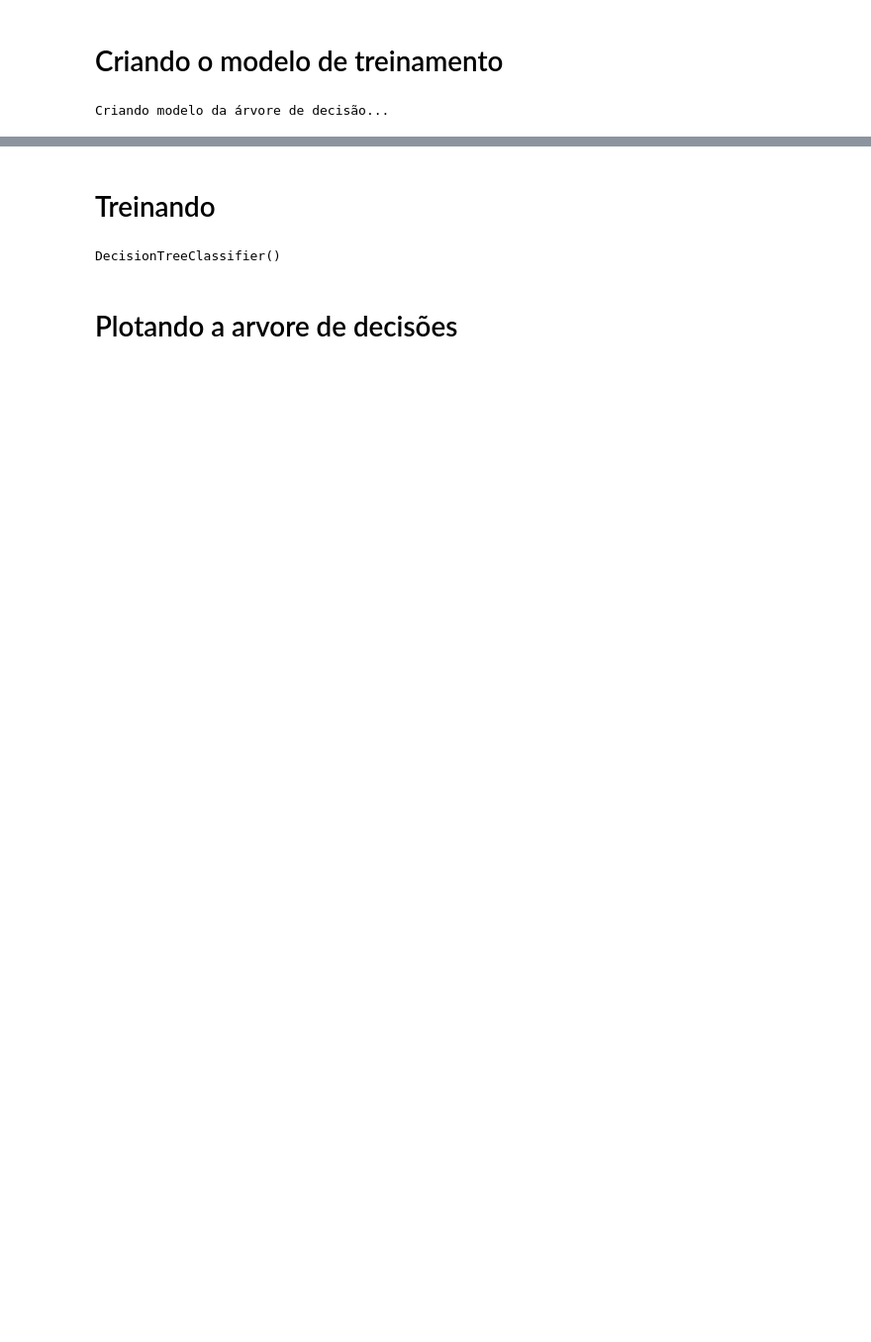
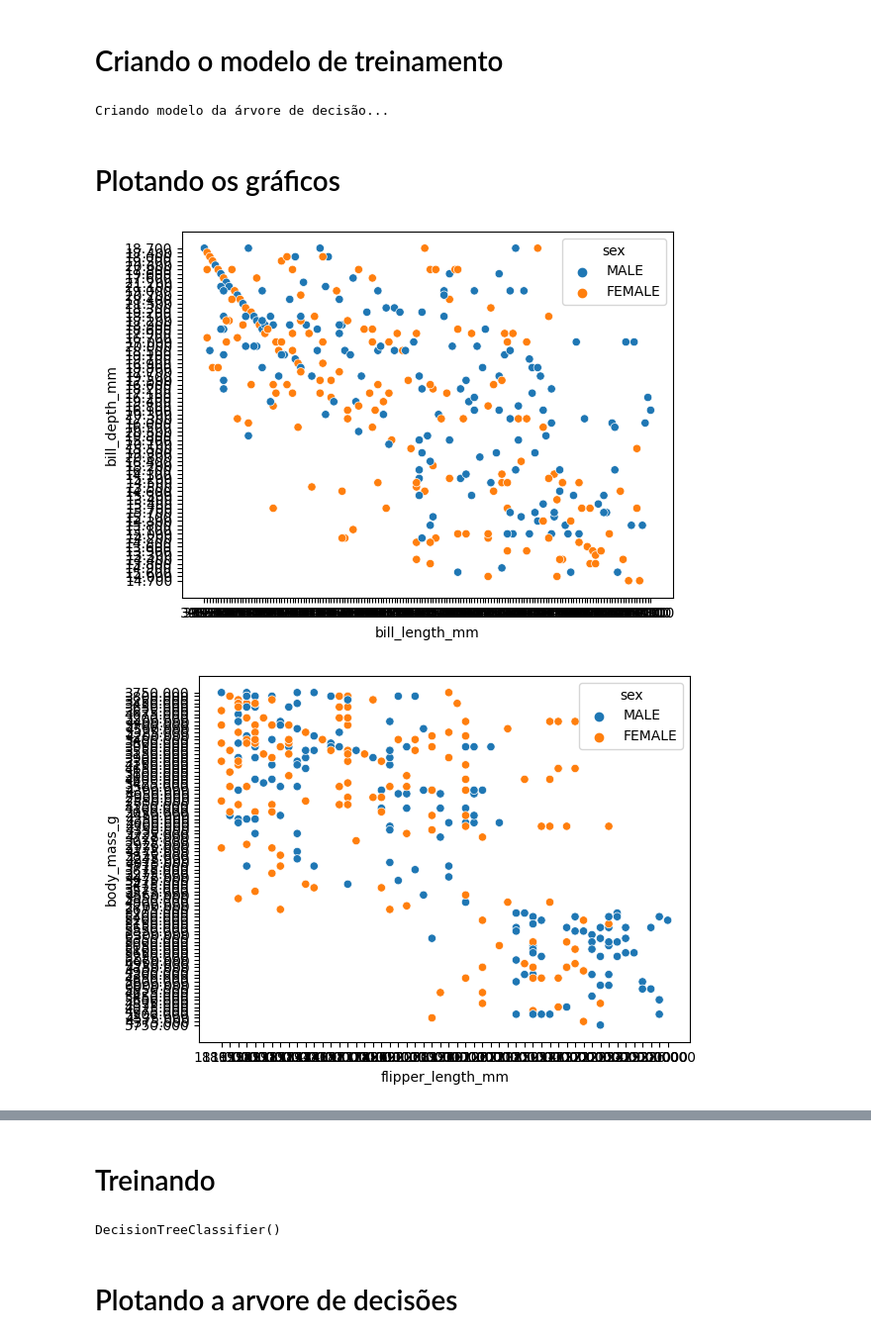
Before and after one commit to c-Bruno/Residency, a Jupyter notebook: DataScience/Pratice exams/02.Exam/23022369_23022371_23022385.ipynb, the cells around one changed output, grey strips where cells are left out. Shown at 99% size. Cells and saved outputs as stored; diff of their text form; code cells hidden in the pictures; blank space fills up the shorter version.

```diff
--- a/DataScience/Pratice exams/02.Exam/23022369_23022371_23022385.ipynb
+++ b/DataScience/Pratice exams/02.Exam/23022369_23022371_23022385.ipynb
@@ -75,3 +76,38 @@ print('\033[33mCriando modelo da árvore de decisão...\033[m')
 model = DecisionTreeClassifier()
 # %% [output]
 Criando modelo da árvore de decisão...
+# %% [markdown]
+# Plotando os gráficos
+# %%
+#Correlação 'bill_length_mm', 'bill_depth_mm', 'flipper_length_mm' e 'body_mass_g' com o sexo das espécies.
+
+sns.scatterplot(data=dataframe_penguins, x='bill_length_mm', y='bill_depth_mm', hue='sex')
+plt.show()
+
+sns.scatterplot(data=dataframe_penguins, x='flipper_length_mm', y='body_mass_g', hue='sex')
+plt.show()
+
+# Gráfico de dispersão do comprimento do bico e massa corporal
+plt.scatter(dataframe_penguins['bill_length_mm'], dataframe_penguins['body_mass_g'])
+plt.xlabel('Comprimento do bico (mm)')
+plt.ylabel('Massa corporal (g)')
+plt.title('Relação entre comprimento do bico e massa corporal')
+plt.show()
+
+# Gráfico de barras da distribuição das espécies
+species_counts = dataframe_penguins['species'].value_counts()
+species_names = ['Adelie', 'Chinstrap', 'Gentoo']
+plt.bar(species_names, species_counts)
+plt.xlabel('Espécies')
+plt.ylabel('Número de amostras')
+plt.title('Distribuição das espécies')
+plt.show()
+
+sns.countplot(data=dataframe_penguins, x='species', hue='sex')
+plt.title('Distribuição das espécies por sexo')
+plt.xlabel('Espécies')
+plt.ylabel('Contagem')
+plt.show()
+# %% [output]
+[figure, added]
+[figure, added]
```
Also changed, not shown: parts of 4 cells of this notebook, 1 other file.
